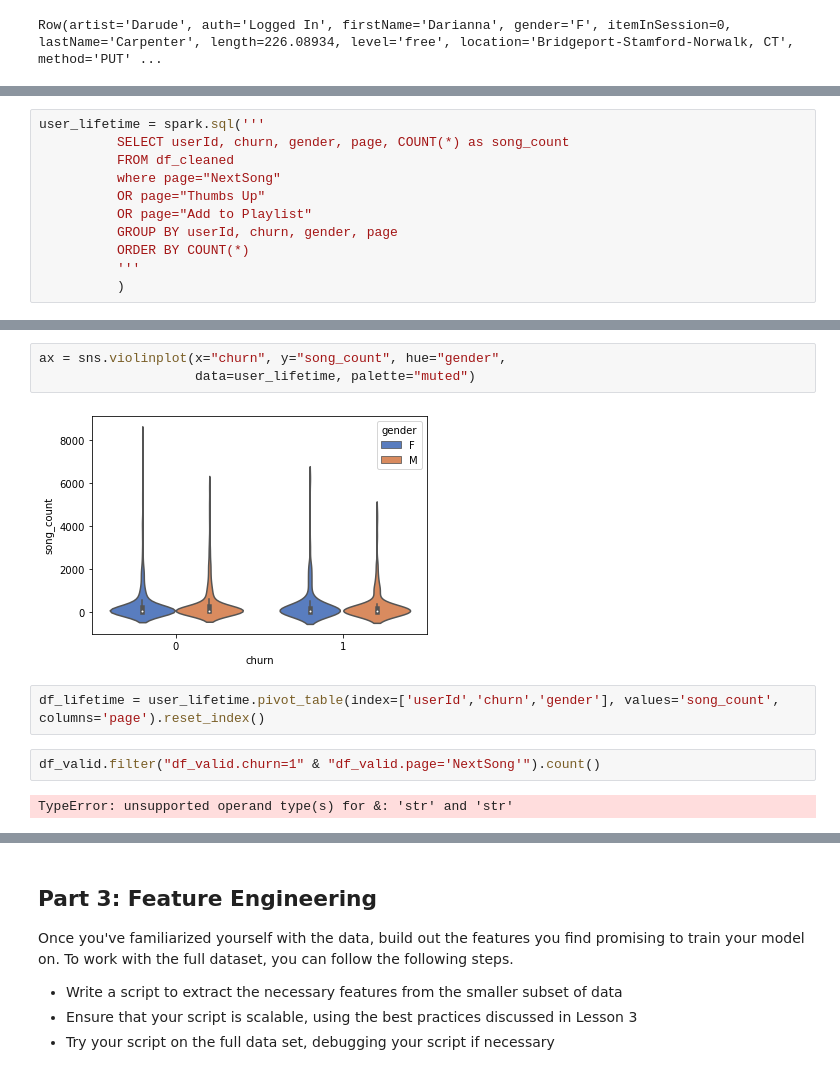
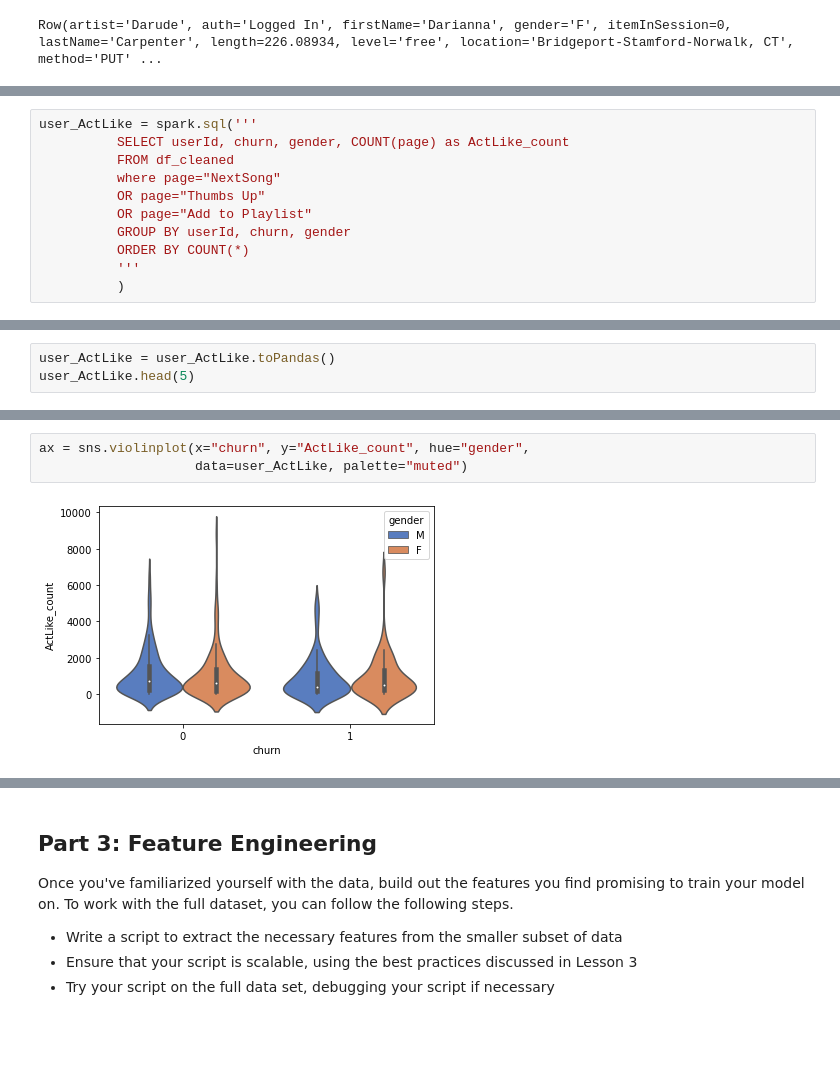
Before and after one commit to texcindy99/Spark_Machine_Learning, a Jupyter notebook: Spark_ML_Music_Service.ipynb, the cells around one changed output, grey strips where cells are left out. Saved outputs shown, nothing was run; the diff lists cells and outputs as text; blank space fills up the shorter version.

```diff
--- a/Spark_ML_Music_Service.ipynb
+++ b/Spark_ML_Music_Service.ipynb
@@ -335,11 +335,11 @@ plt.show()
 # %%
-user_lifetime = spark.sql('''
-          SELECT userId, churn, gender, page, COUNT(*) as song_count
+user_ActLike = spark.sql('''
+          SELECT userId, churn, gender, COUNT(page) as ActLike_count
           FROM df_cleaned
           where page="NextSong"
           OR page="Thumbs Up"
           OR page="Add to Playlist"
-          GROUP BY userId, churn, gender, page
+          GROUP BY userId, churn, gender
           ORDER BY COUNT(*)
           '''
           )
@@ -347,0 +346,3 @@ user_lifetime = user_lifetime.toPandas()
+# %%
+user_ActLike = user_ActLike.toPandas()
+user_ActLike.head(5)
@@ -348,11 +356,5 @@ user_lifetime = user_lifetime.toPandas()
 # %%
-ax = sns.violinplot(x="churn", y="song_count", hue="gender",
-                    data=user_lifetime, palette="muted")
+ax = sns.violinplot(x="churn", y="ActLike_count", hue="gender",
+                    data=user_ActLike, palette="muted")
 # %% [output]
-[figure, old version]
+[figure, new version]
-# %%
-df_lifetime = user_lifetime.pivot_table(index=['userId','churn','gender'], values='song_count', columns='page').reset_index()
-# %%
-df_valid.filter("df_valid.churn=1" & "df_valid.page='NextSong'").count()
-# %% [output]
-TypeError: unsupported operand type(s) for &: 'str' and 'str'
```
Also changed, not shown: parts of 13 cells of this notebook.
